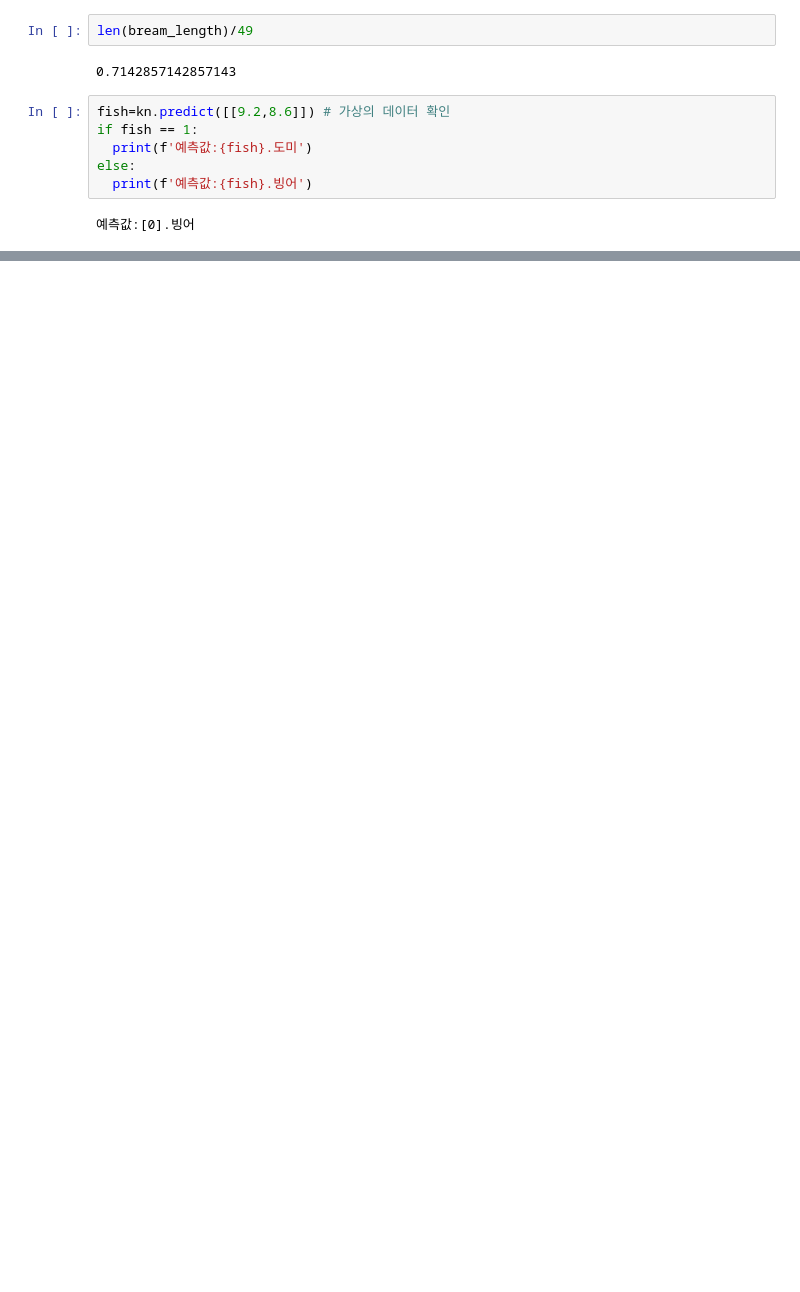
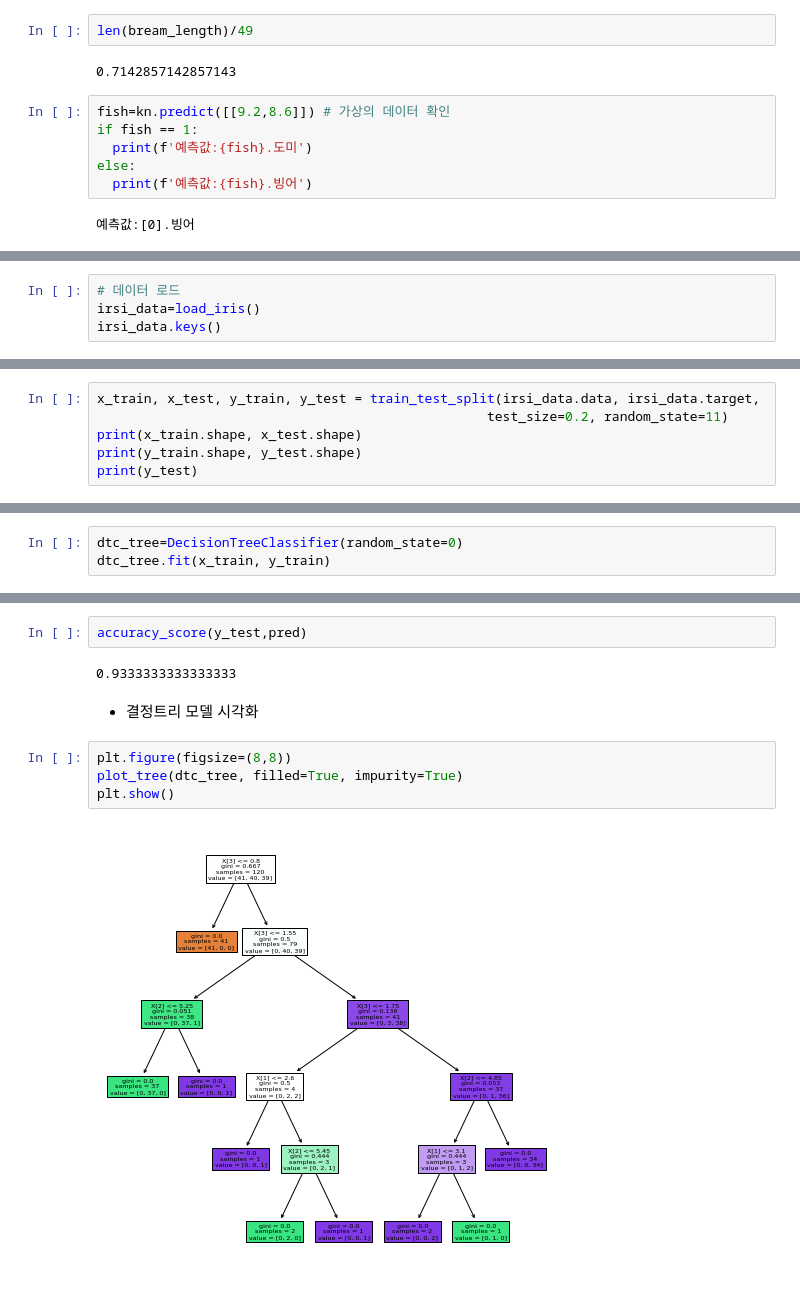
Before and after one commit to toughC/Python_Machine_Learning, a Jupyter notebook: 12_Classification.ipynb, the cells around one changed output, grey strips where cells are left out. Drawn from its saved outputs; the diff is of its cells as text; blank space fills up the shorter version.

```diff
--- a/12_Classification.ipynb
+++ b/12_Classification.ipynb
@@ -102,0 +123,4 @@ else:
+# %%
+# 데이터 로드
+irsi_data=load_iris()
+irsi_data.keys()
@@ -102,0 +140,6 @@ else:
+# %%
+x_train, x_test, y_train, y_test = train_test_split(irsi_data.data, irsi_data.target,
+                                                  test_size=0.2, random_state=11)
+print(x_train.shape, x_test.shape)
+print(y_train.shape, y_test.shape)
+print(y_test)
@@ -102,0 +150,3 @@ else:
+# %%
+dtc_tree=DecisionTreeClassifier(random_state=0)
+dtc_tree.fit(x_train, y_train)
@@ -102,0 +170,12 @@ else:
+# %%
+accuracy_score(y_test,pred)
+# %% [output]
+0.9333333333333333
+# %% [markdown]
+- 결정트리 모델 시각화
+# %%
+plt.figure(figsize=(8,8))
+plot_tree(dtc_tree, filled=True, impurity=True)
+plt.show()
+# %% [output]
+[figure, added]
```
Also changed, not shown: parts of 18 cells of this notebook.
